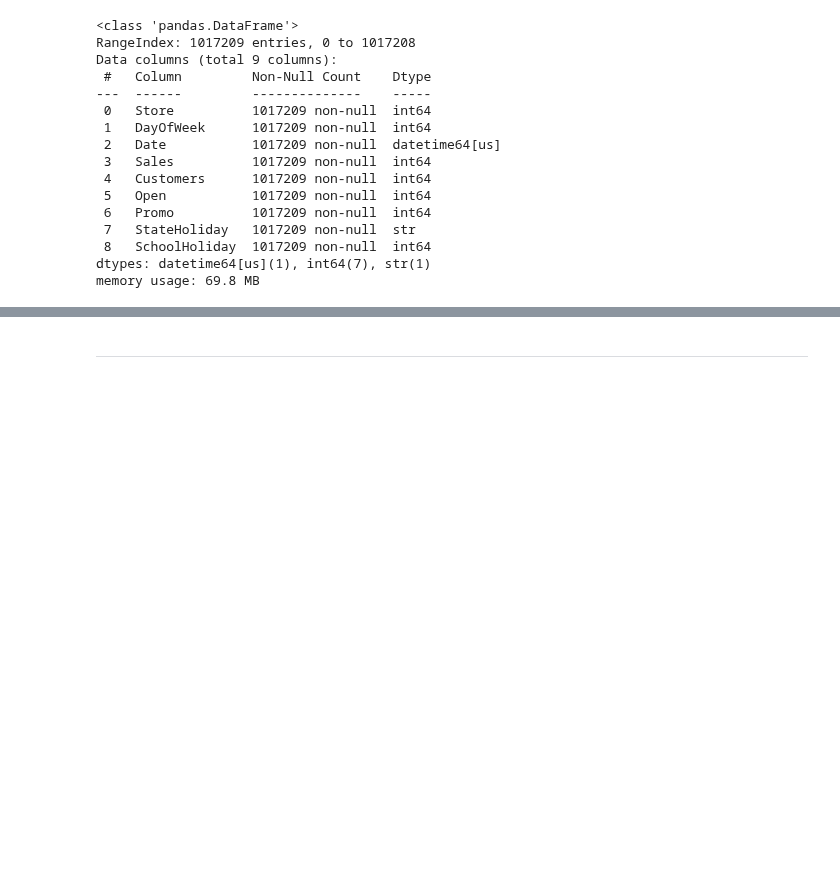
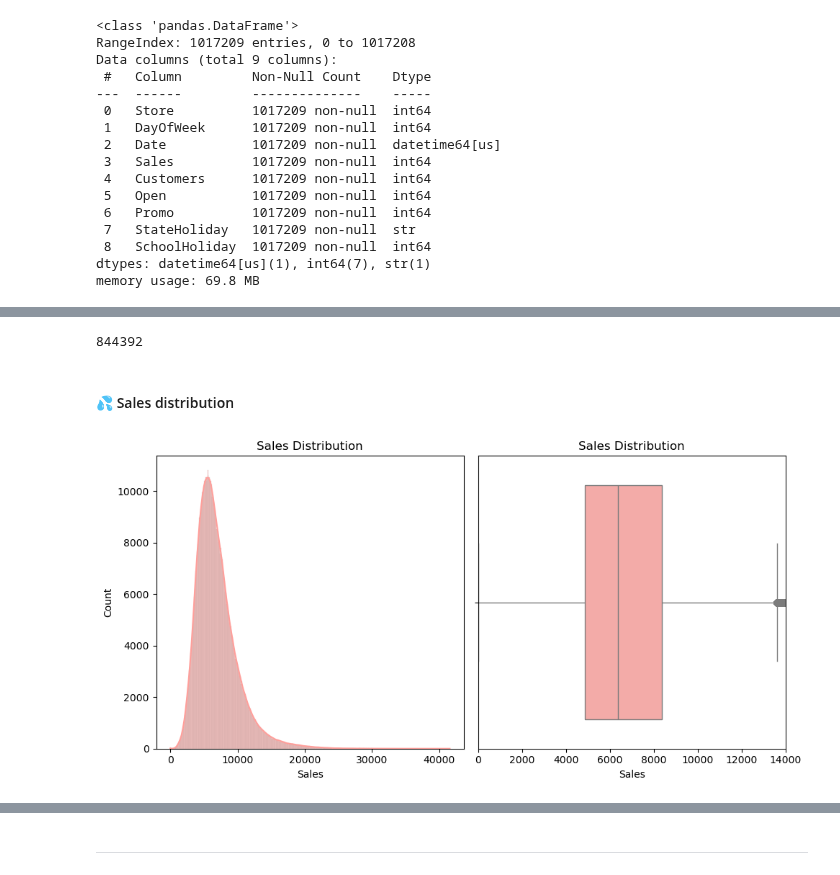
Before and after one commit to trungdung1711/rossmann-store-sales, a Jupyter notebook: notebooks/2_eda.ipynb, the cells around one changed output, grey strips where cells are left out. Cells and saved outputs as stored; diff of their text form; code cells hidden in the pictures; blank space fills up the shorter version.

Commit message:
feat: :sparkles: add many different EDA plots for visualize the relationship between core features and Sales, but this relationship doesn't include time

```diff
--- a/notebooks/2_eda.ipynb
+++ b/notebooks/2_eda.ipynb
@@ -318,3 +329,4 @@ store_eda[store_eda["Promo2"].notnull()]
 store_eda["NumPromoMonths"] = store_eda["PromoInterval"].dropna().apply(lambda x: len(x.split(",")))
 # %%
 store_eda.head()
+store_eda = store_eda.drop(columns=["NumPromoMonths"])
@@ -380,0 +399,2 @@ train_eda.describe()
+# %%
+merge_eda = train_eda.merge(right=store_eda, on="Store", how="left")
@@ -380,0 +455,29 @@ train_eda.describe()
+# %%
+merge_eda_valid_sales= merge_eda[merge_eda["Open"] == 1]
+# %%
+len(merge_eda_valid_sales)
+# %% [output]
+844392
+# %% [markdown]
+#### 💦 Sales distribution
+# %%
+fig, axes = plt.subplots(1, 2, figsize=(10, 5))
+c = color()
+
+sns.histplot(data=merge_eda_valid_sales, x="Sales", color=c, ax=axes[0], kde=True)
+
+axes[0].set_xlabel("Sales")
+# y is not the number of stores
+# but the number of records for daily Sales
+axes[0].set_title("Sales Distribution")
+
+sns.boxplot(data=merge_eda_valid_sales, x="Sales", color=c, ax=axes[1])
+
+axes[1].set_xlabel("Sales")
+axes[1].set_title("Sales Distribution")
+axes[1].set_xlim((-1, 14000))
+
+plt.tight_layout()
+plt.show()
+# %% [output]
+[figure, added]
```
Also changed, not shown: parts of 66 cells of this notebook.
